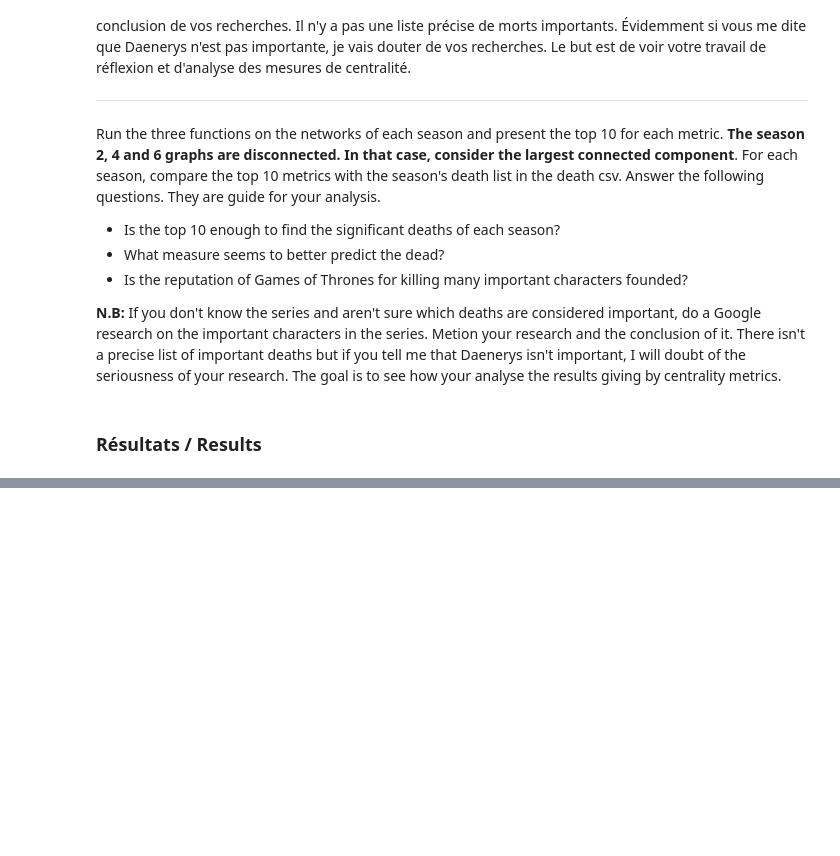
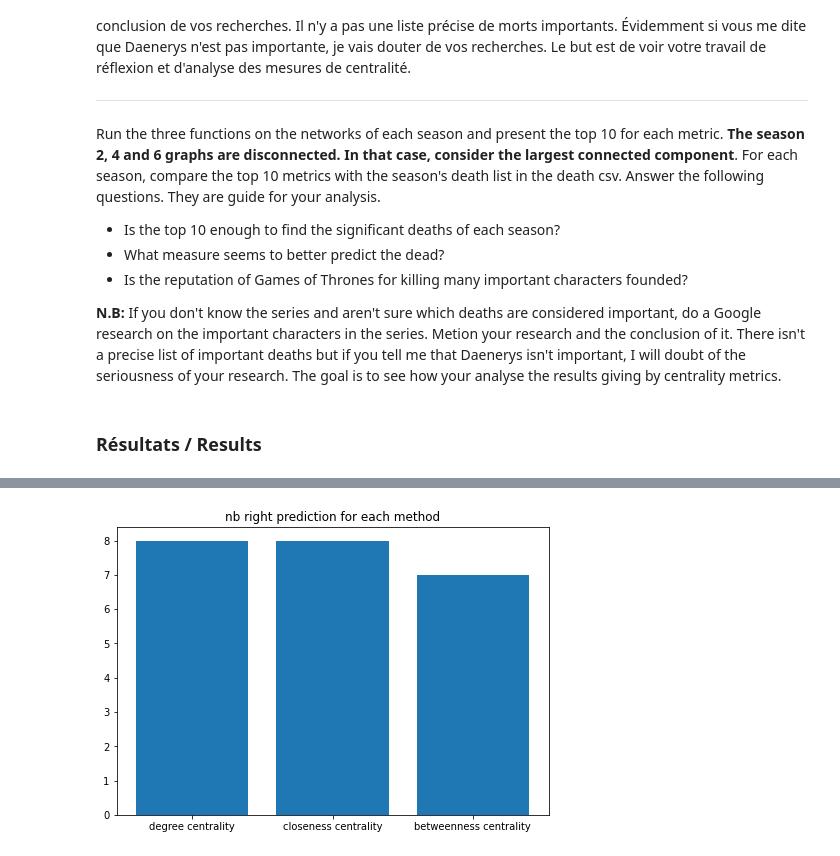
Before and after one commit to MaximeLaroche/INF8111, a Jupyter notebook: TP3/TP3.ipynb, the cells around one changed output, grey strips where cells are left out. Saved outputs shown, nothing was run; the diff lists cells and outputs as text; code cells hidden in the pictures; blank space fills up the shorter version.

```diff
--- a/TP3/TP3.ipynb
+++ b/TP3/TP3.ipynb
@@ -705,3 +691 @@ print(matrice_corespondance)
-# %%
-lpam_Got = run_lpam_for_season(2)
 # %%
@@ -890,7 +869,7 @@ Use the function `test_betweennes_centrality` to verify your implementation. The
 def calculate_betweenness_centrality(social_network):
     #TODO
     nb_nodes = len(social_network.nodes)
-    C2_n = nb_nodes*(nb_nodes-1)/2
+    C2_n = (nb_nodes-1)*(nb_nodes-2)/2
 
     for node_i in social_network.nodes:
         paths_by_i = 0
@@ -1016,0 +1122,25 @@ data_degree_centrality
+# %%
+deaths_lists_Got = []
+right_prediction_data_list = [[], [], []]
+deaths_per_centrality = [[], [], []]
+
+for season in range(1, 9):
+    death_list = deaths_list_for_season(season)
+    deaths_lists_Got.append(death_list)
+
+    #pour degree centrality
+    right_prediction_data ,nb_right_predictions = get_stats_from_method(data_Got[season-1][0], death_list) #data_Got[season-1][0] is ('Name', degree_centrality_score)
+    right_prediction_data_list[0].append(right_prediction_data)
+    deaths_per_centrality[0].append(nb_right_predictions)
+
+    #pour closeness centrality
+    right_prediction_data ,nb_right_predictions = get_stats_from_method(data_Got[season-1][1], death_list) #data_Got[season-1][0] is ('Name', degree_centrality_score)
+    right_prediction_data_list[1].append(right_prediction_data)
+    deaths_per_centrality[1].append(nb_right_predictions)
+
+    #pour betweenness centrality
+    right_prediction_data ,nb_right_predictions = get_stats_from_method(data_Got[season-1][2], death_list) #data_Got[season-1][0] is ('Name', degree_centrality_score)
+    right_prediction_data_list[2].append(right_prediction_data)
+    deaths_per_centrality[2].append(nb_right_predictions)
+
+    print_right_predictions(season, deaths_per_centrality, right_prediction_data_list)
@@ -1016,0 +1165,12 @@ data_degree_centrality
+# %%
+total_death_list = []
+for method in deaths_per_centrality:
+    total_deaths = 0
+    for deaths in method:
+        total_deaths += deaths
+    total_death_list.append(total_deaths)
+
+methods = ['degree centrality', 'closeness centrality', 'betweenness centrality']
+draw_bar_chart(methods, total_death_list)
+# %% [output]
+[figure, added]
```
Also changed, not shown: parts of 23 cells of this notebook, 6 other files.
